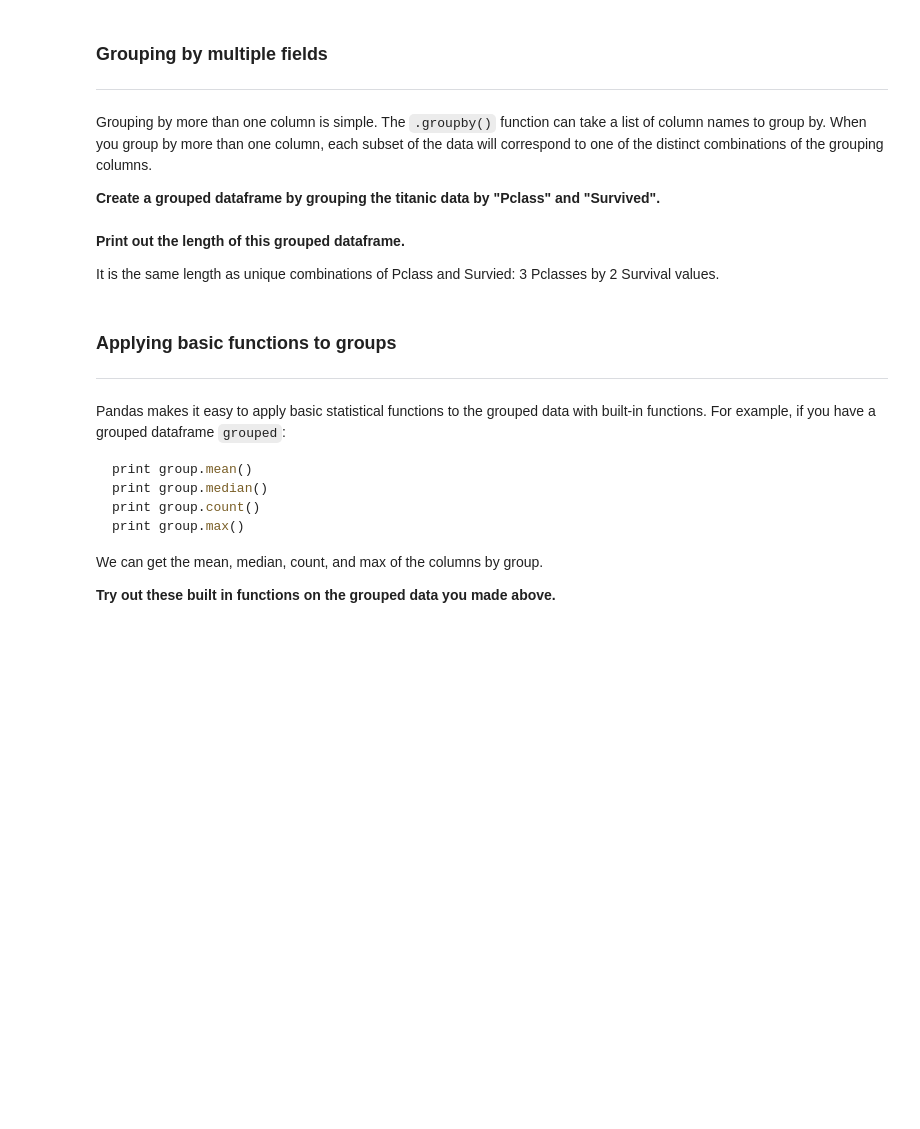
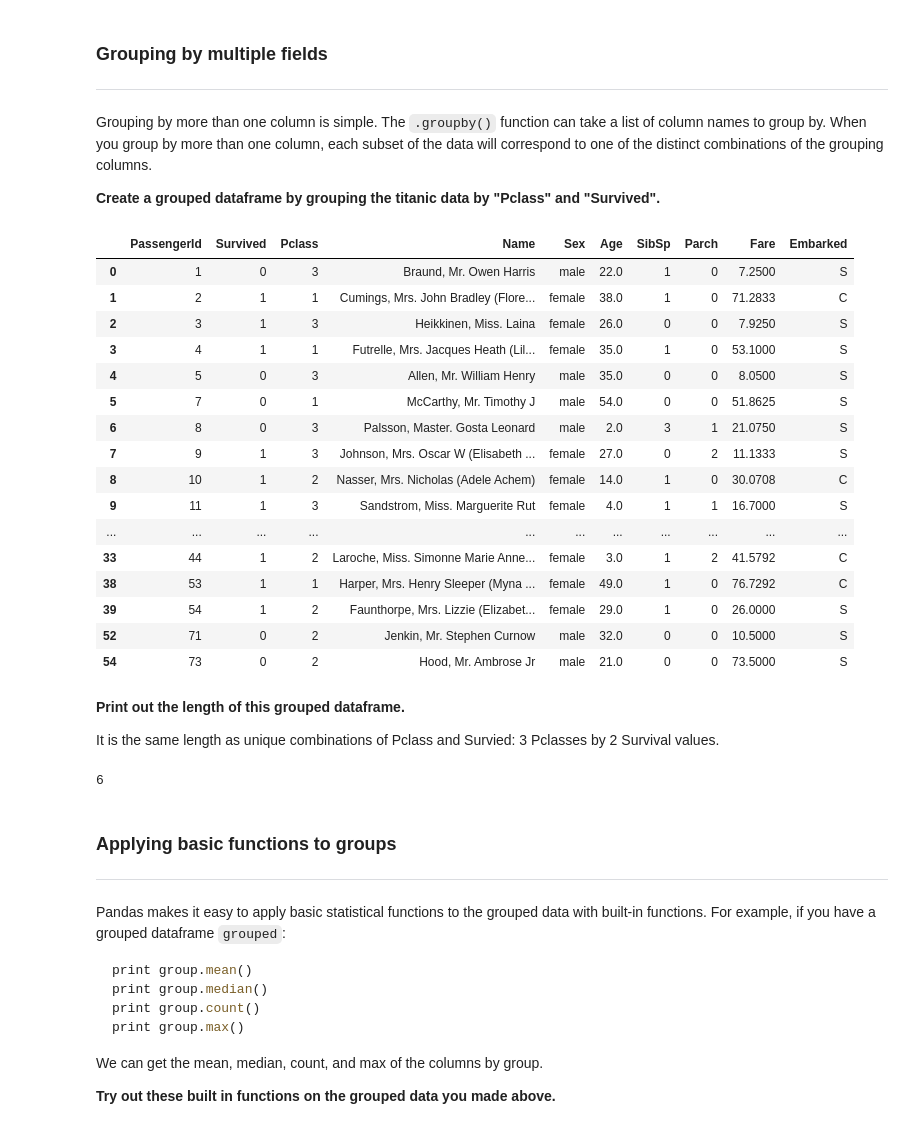
Before and after one commit to yangliu222/DS-SF-42, a Jupyter notebook: classes/04/notebooks/pandas-grouping-lesson/intro-to-grouping-pandas-lesson.ipynb, the cells around one changed output. Drawn from its saved outputs; the diff is of its cells as text; code cells hidden in the pictures; blank space fills up the shorter version.

```diff
--- a/classes/04/notebooks/pandas-grouping-lesson/intro-to-grouping-pandas-lesson.ipynb
+++ b/classes/04/notebooks/pandas-grouping-lesson/intro-to-grouping-pandas-lesson.ipynb
@@ -295,10 +388,35 @@ In our grouped dataframe, each element will be a tuple containing the Pclass gro
 Grouping by more than one column is simple. The `.groupby()` function can take a list of column names to group by. When you group by more than one column, each subset of the data will correspond to one of the distinct combinations of the grouping columns.
 
 **Create a grouped dataframe by grouping the titanic data by "Pclass" and "Survived".**
+# %%
+survivor_class = titanic.groupby(['Pclass','Survived'])
+survivor_class.head()
+# %% [output]
+|  | PassengerId | Survived | Pclass | Name | Sex | Age | SibSp | Parch | Fare | Embarked |
+| 0 | 1 | 0 | 3 | Braund, Mr. Owen Harris | male | 22.0 | 1 | 0 | 7.2500 | S |
+| 1 | 2 | 1 | 1 | Cumings, Mrs. John Bradley (Flore... | female | 38.0 | 1 | 0 | 71.2833 | C |
+| 2 | 3 | 1 | 3 | Heikkinen, Miss. Laina | female | 26.0 | 0 | 0 | 7.9250 | S |
+| 3 | 4 | 1 | 1 | Futrelle, Mrs. Jacques Heath (Lil... | female | 35.0 | 1 | 0 | 53.1000 | S |
+| 4 | 5 | 0 | 3 | Allen, Mr. William Henry | male | 35.0 | 0 | 0 | 8.0500 | S |
+| 5 | 7 | 0 | 1 | McCarthy, Mr. Timothy J | male | 54.0 | 0 | 0 | 51.8625 | S |
+| 6 | 8 | 0 | 3 | Palsson, Master. Gosta Leonard | male | 2.0 | 3 | 1 | 21.0750 | S |
+| 7 | 9 | 1 | 3 | Johnson, Mrs. Oscar W (Elisabeth ... | female | 27.0 | 0 | 2 | 11.1333 | S |
+| 8 | 10 | 1 | 2 | Nasser, Mrs. Nicholas (Adele Achem) | female | 14.0 | 1 | 0 | 30.0708 | C |
+| 9 | 11 | 1 | 3 | Sandstrom, Miss. Marguerite Rut | female | 4.0 | 1 | 1 | 16.7000 | S |
+| ... | ... | ... | ... | ... | ... | ... | ... | ... | ... | ... |
+| 33 | 44 | 1 | 2 | Laroche, Miss. Simonne Marie Anne... | female | 3.0 | 1 | 2 | 41.5792 | C |
+| 38 | 53 | 1 | 1 | Harper, Mrs. Henry Sleeper (Myna ... | female | 49.0 | 1 | 0 | 76.7292 | C |
+| 39 | 54 | 1 | 2 | Faunthorpe, Mrs. Lizzie (Elizabet... | female | 29.0 | 1 | 0 | 26.0000 | S |
+| 52 | 71 | 0 | 2 | Jenkin, Mr. Stephen Curnow | male | 32.0 | 0 | 0 | 10.5000 | S |
+| 54 | 73 | 0 | 2 | Hood, Mr. Ambrose Jr | male | 21.0 | 0 | 0 | 73.5000 | S |
 # %% [markdown]
 **Print out the length of this grouped dataframe.**
 
 It is the same length as unique combinations of Pclass and Survied: 3 Pclasses by 2 Survival values.
+# %%
+len(survivor_class)
+# %% [output]
+6
 # %% [markdown]
 <a id='basic_functions'></a>
 
```
Also changed, not shown: parts of 43 cells of this notebook, 3 other files.
